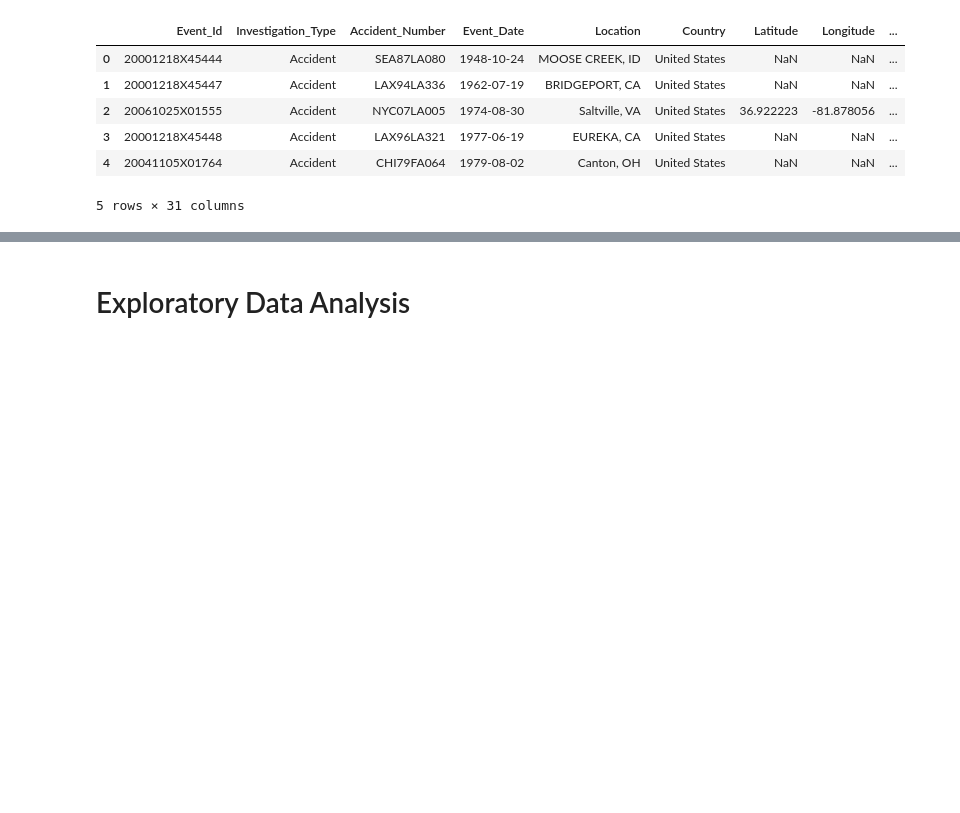
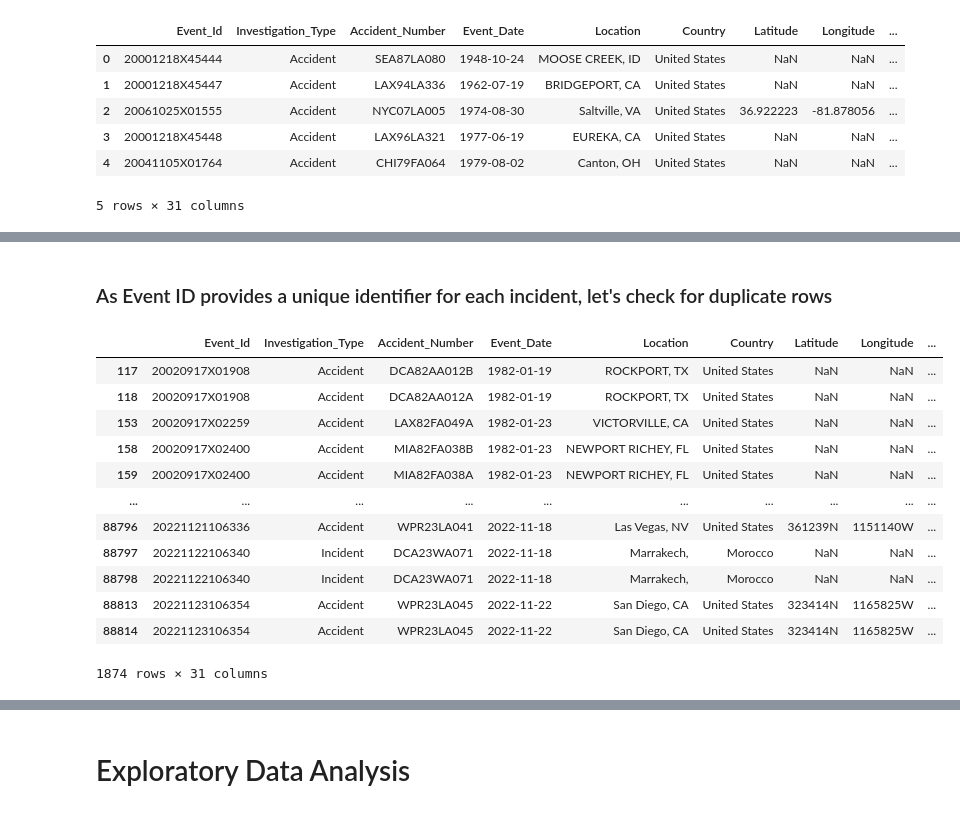
Before and after one commit to joeycello1/Phase1_project, a Jupyter notebook: Phase1_project.ipynb, the cells around one changed output, grey strips where cells are left out. Saved outputs shown, nothing was run; the diff lists cells and outputs as text; code cells hidden in the pictures; blank space fills up the shorter version.

```diff
--- a/Phase1_project.ipynb
+++ b/Phase1_project.ipynb
@@ -55,0 +76,18 @@ df.head()
+# %% [markdown]
+### As Event ID provides a unique identifier for each incident, let's check for duplicate rows
+# %%
+df[df.duplicated(subset=['Event_Id'], keep=False)]
+# %% [output]
+|  | Event_Id | Investigation_Type | Accident_Number | Event_Date | Location | Country | Latitude | Longitude | ... |
+| 117 | 20020917X01908 | Accident | DCA82AA012B | 1982-01-19 | ROCKPORT, TX | United States | NaN | NaN | ... |
+| 118 | 20020917X01908 | Accident | DCA82AA012A | 1982-01-19 | ROCKPORT, TX | United States | NaN | NaN | ... |
+| 153 | 20020917X02259 | Accident | LAX82FA049A | 1982-01-23 | VICTORVILLE, CA | United States | NaN | NaN | ... |
+| 158 | 20020917X02400 | Accident | MIA82FA038B | 1982-01-23 | NEWPORT RICHEY, FL | United States | NaN | NaN | ... |
+| 159 | 20020917X02400 | Accident | MIA82FA038A | 1982-01-23 | NEWPORT RICHEY, FL | United States | NaN | NaN | ... |
+| ... | ... | ... | ... | ... | ... | ... | ... | ... | ... |
+| 88796 | 20221121106336 | Accident | WPR23LA041 | 2022-11-18 | Las Vegas, NV | United States | 361239N | 1151140W | ... |
+| 88797 | 20221122106340 | Incident | DCA23WA071 | 2022-11-18 | Marrakech, | Morocco | NaN | NaN | ... |
+| 88798 | 20221122106340 | Incident | DCA23WA071 | 2022-11-18 | Marrakech, | Morocco | NaN | NaN | ... |
+| 88813 | 20221123106354 | Accident | WPR23LA045 | 2022-11-22 | San Diego, CA | United States | 323414N | 1165825W | ... |
+| 88814 | 20221123106354 | Accident | WPR23LA045 | 2022-11-22 | San Diego, CA | United States | 323414N | 1165825W | ... |
+1874 rows × 31 columns
```
Also changed, not shown: parts of 9 cells of this notebook.
